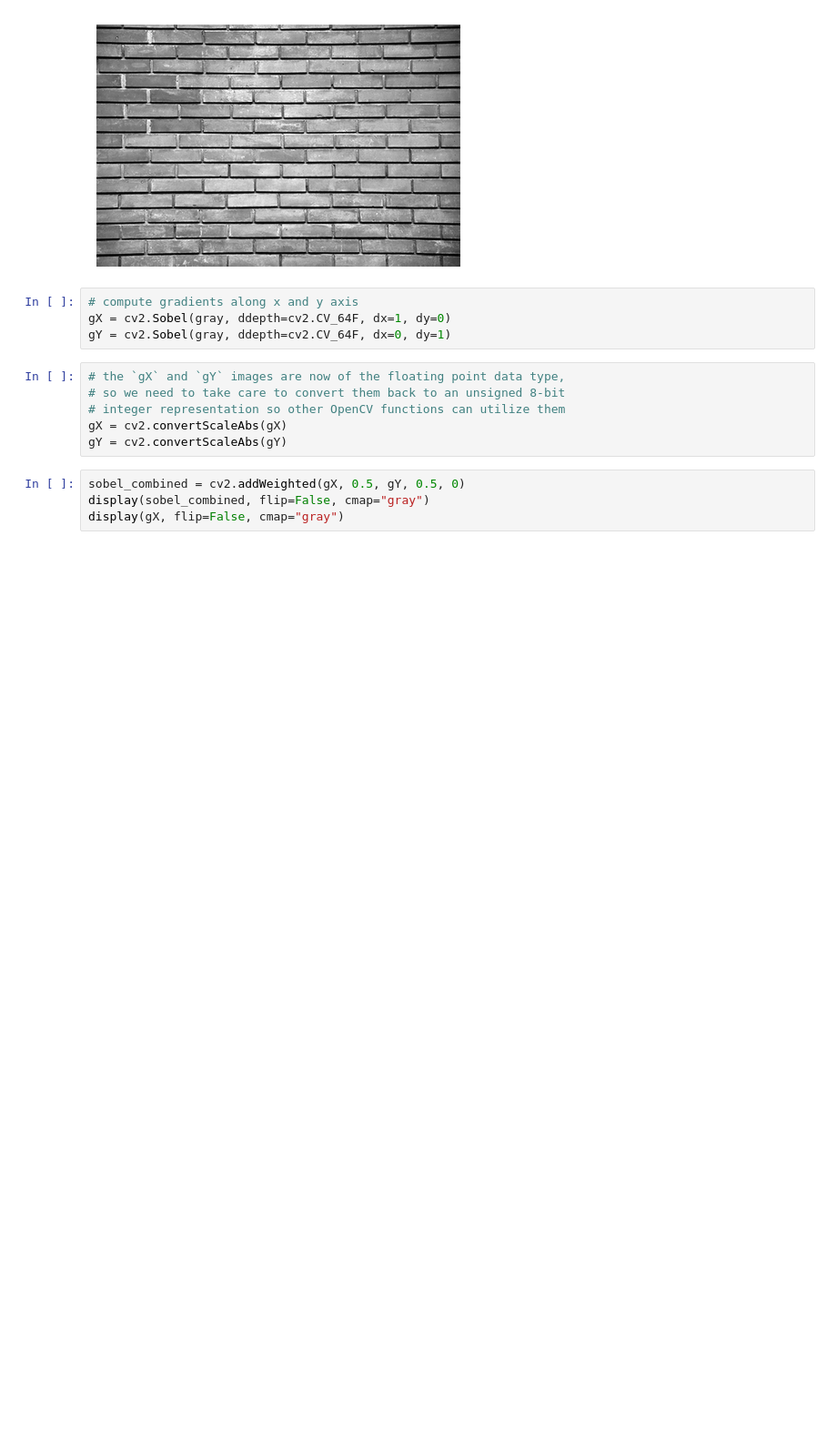
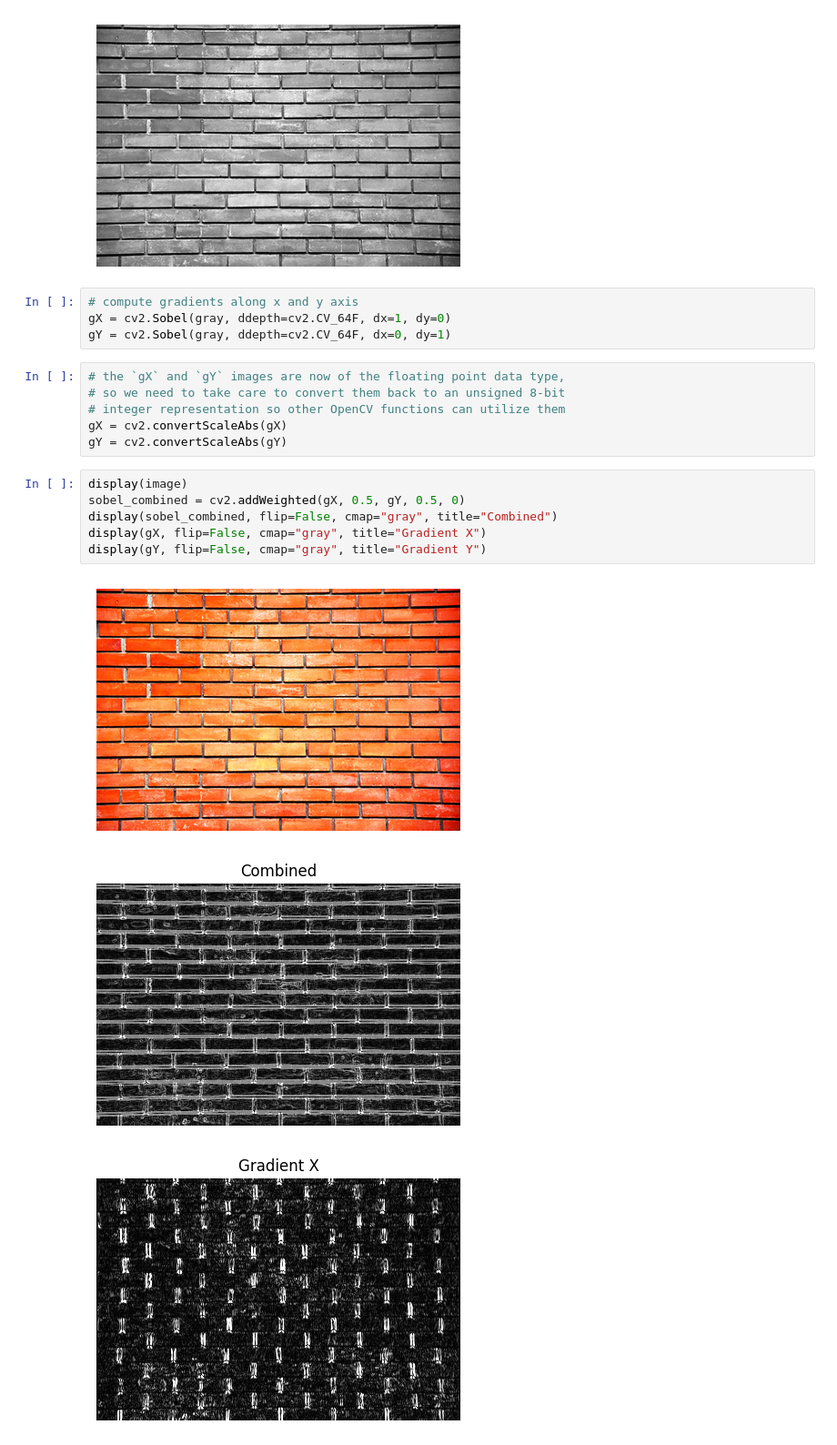
Before and after one commit to KarthikKothareddy/pisgurus, a Jupyter notebook: gradients_and_contours.ipynb, the cells around one changed output. Shown at 91% size. Saved outputs shown, nothing was run; the diff lists cells and outputs as text; blank space fills up the shorter version.

Commit message:
finished gradients

```diff
--- a/gradients_and_contours.ipynb
+++ b/gradients_and_contours.ipynb
@@ -48,6 +48,12 @@ gY = cv2.Sobel(gray, ddepth=cv2.CV_64F, dx=0, dy=1)
 gX = cv2.convertScaleAbs(gX)
 gY = cv2.convertScaleAbs(gY)
 # %%
+display(image)
 sobel_combined = cv2.addWeighted(gX, 0.5, gY, 0.5, 0)
-display(sobel_combined, flip=False, cmap="gray")
-display(gX, flip=False, cmap="gray")
+display(sobel_combined, flip=False, cmap="gray", title="Combined")
+display(gX, flip=False, cmap="gray", title="Gradient X")
+display(gY, flip=False, cmap="gray", title="Gradient Y")
+# %% [output]
+[figure, added]
+[figure, added]
+[figure, added]
```
Also changed, not shown: parts of 13 cells of this notebook.
